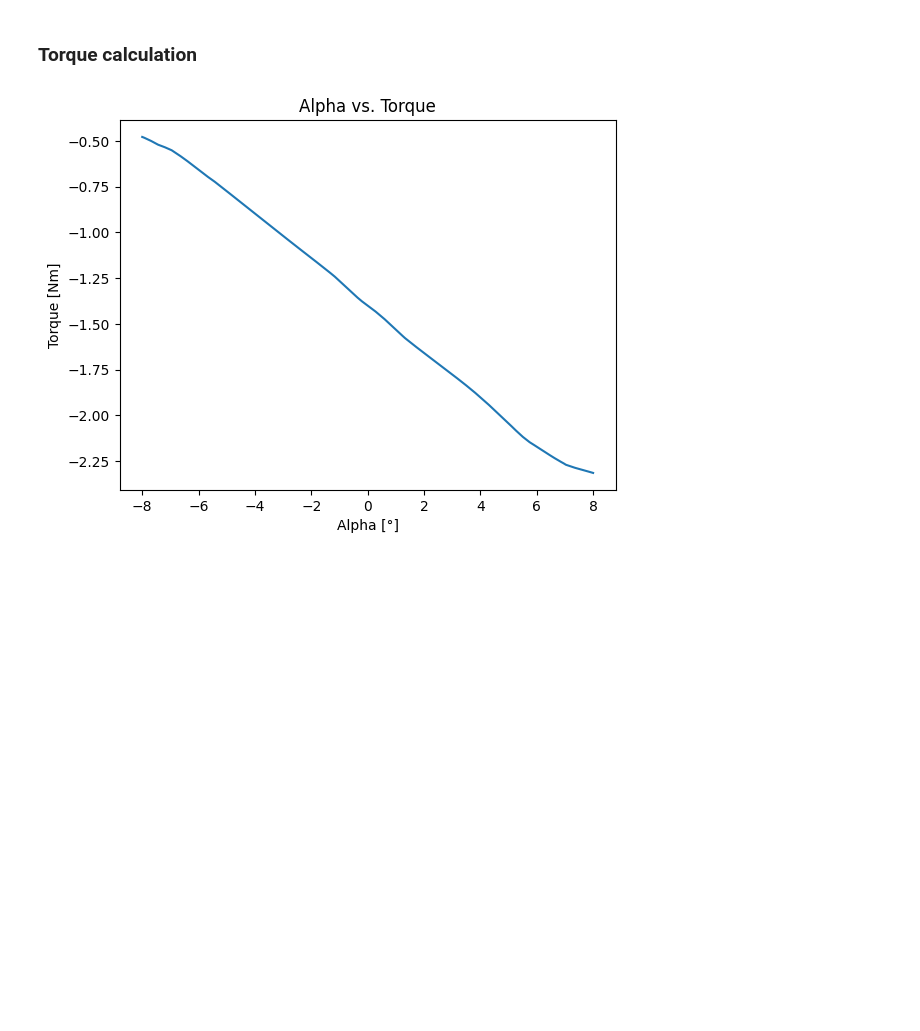
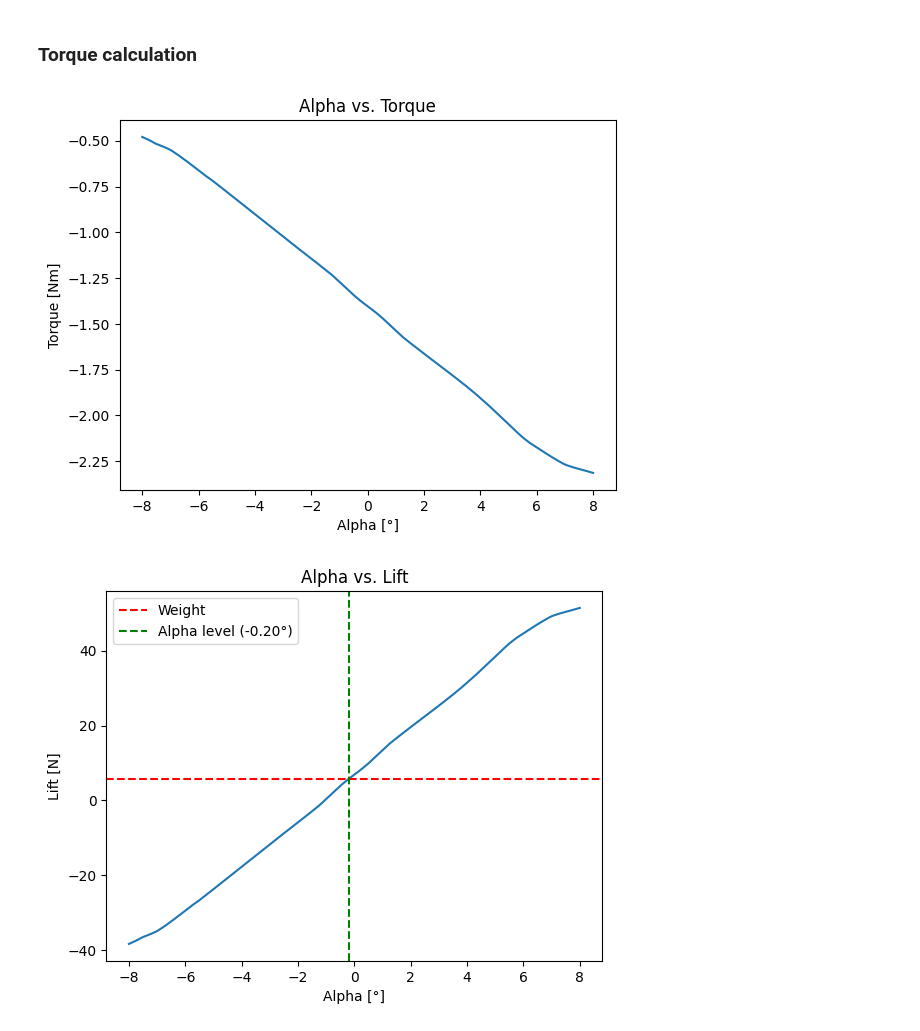
Before and after one commit to gregora/Wright, a Jupyter notebook: static_analysis.ipynb, the cells around one changed output. Drawn from its saved outputs; the diff is of its cells as text; code cells hidden in the pictures; blank space fills up the shorter version.

Commit message:
Update static analysis with lift

```diff
--- a/static_analysis.ipynb
+++ b/static_analysis.ipynb
@@ -19,44 +19,70 @@ N = 200 # number of points to sample
 
 alphas = np.linspace(-8, 8, N)
 taus = np.zeros(N)
+lifts = np.zeros(N)
 
 rho = 1.293 # air density
-v = 10 # 10 m/s velocity
+v = 10 # m/s velocity
 
 for i, a in enumerate(alphas):
 
     tau = 0 # torque
     tau += 9.81 * airframe.m * airframe.cm[0, 0] # mass torque
+
+    lift = 0 # total lift
 
     for surface in airframe.surfaces.values():
 
         if surface["Vertical"]:
             continue
 
         Cl = 0 # coefficient of lift
+
+        if not "Angle" in surface:
+            surface["Angle"] = 0
 
         alpha = (a + surface["Angle"])/180*np.pi
 
         if surface["Type"] == "Symetric":
             Cl, _ = symetricC(alpha)
 
         elif surface["Type"] == "Positive":
             Cl, _ = positiveC(alpha)
 
         elif surface["Type"] == "Negative":
             Cl, _ = negativeC(alpha)
 
 
         Fl = Cl * rho * v**2 * surface["Area"] # force of lift
 
         tau += Fl * (surface["Position"][0, 0] - airframe.cm[0, 0]) # torque
+        lift += Fl
 
     taus[i] = tau
+    lifts[i] = lift
 
 plt.plot(alphas, taus)
 plt.title("Alpha vs. Torque")
 plt.xlabel("Alpha [°]")
 plt.ylabel("Torque [Nm]")
 plt.show()
+
+plt.plot(alphas, lifts)
+plt.title("Alpha vs. Lift")
+plt.xlabel("Alpha [°]")
+plt.ylabel("Lift [N]")
+
+# vertical line at lift = weight
+weight = 9.81 * airframe.m
+plt.axhline(y=weight, color='r', linestyle='--', label='Weight')
+plt.legend()
+
+# horizontal line at lift = weight
+alpha_min = np.min(alphas[np.where(lifts >= weight)])
+plt.axvline(x=alpha_min, color='g', linestyle='--', label=f'Alpha level ({alpha_min:.1f}°)')
+plt.legend()
+
+plt.show()
 # %% [output]
 [figure]
+[figure, added]
```
